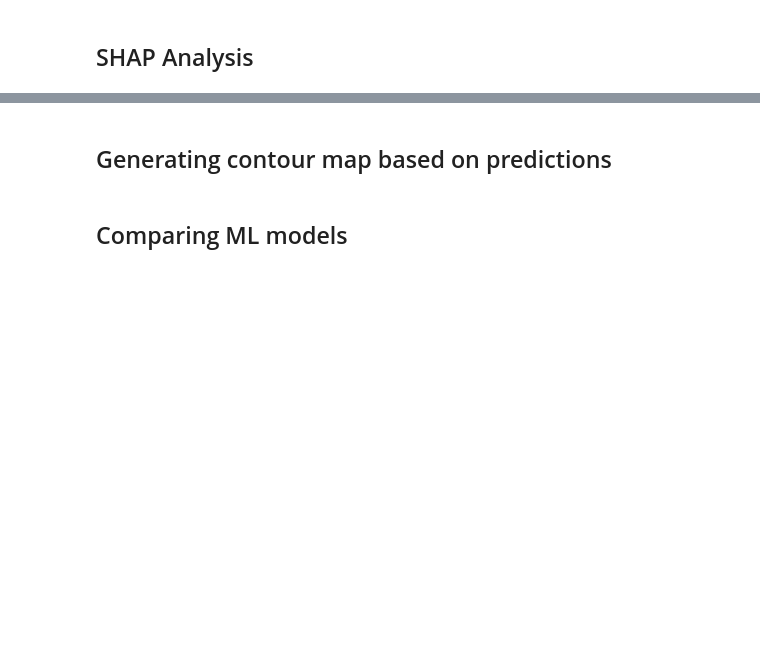
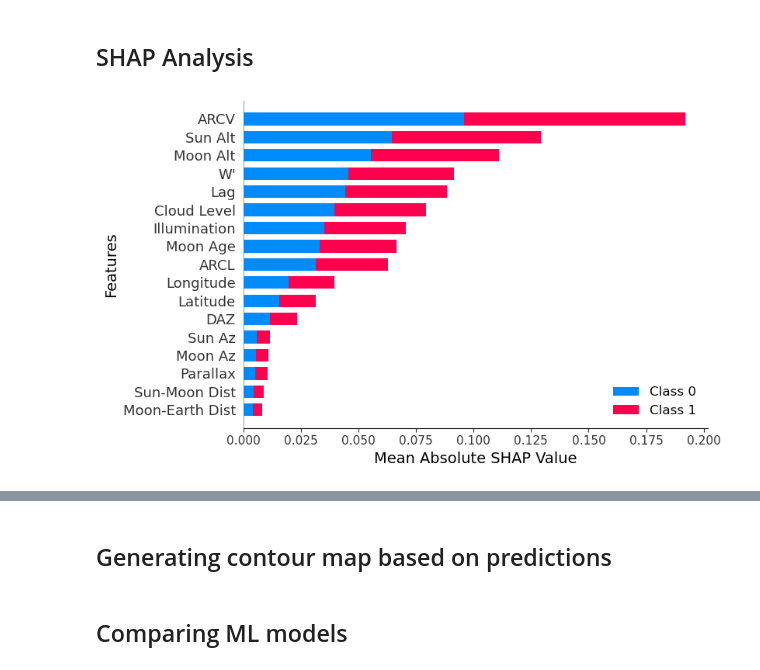
Before and after one commit to EmmaAlexander/mphys-moon, a Jupyter notebook: Code/moon_visibility_ML.ipynb, the cells around one changed output, grey strips where cells are left out. Cells and saved outputs as stored; diff of their text form; code cells hidden in the pictures; blank space fills up the shorter version.

```diff
--- a/Code/moon_visibility_ML.ipynb
+++ b/Code/moon_visibility_ML.ipynb
@@ -508,13 +496,15 @@ if METHOD == methods.XGBoost or METHOD == methods.RandomForest:
 # %%
 if SHAP_ANALYSIS:
     explainer = shap.Explainer(model)
     shap_values = explainer.shap_values(X)
     plt.figure(figsize=(6,10))
     shap.summary_plot(shap_values, X, plot_type="bar",plot_size=[8,5],show=False)
-    plt.ylabel("Features")
-    plt.xlabel("Absolute Mean SHAP Value")
-    plt.title(f"Importance Graph ({TITLE})")
+    plt.ylabel("Features",fontsize=14)
+    plt.xlabel("Mean Absolute SHAP Value",fontsize=14)
+    #plt.title(f"Importance Graph ({TITLE})")
     plt.show()
+# %% [output]
+[figure, added]
 # %%
 if SHAP_ANALYSIS:
     shap.summary_plot(shap_values, X,plot_size=[8,7],show=False)
```
Also changed, not shown: parts of 14 cells of this notebook, 7 other files.
